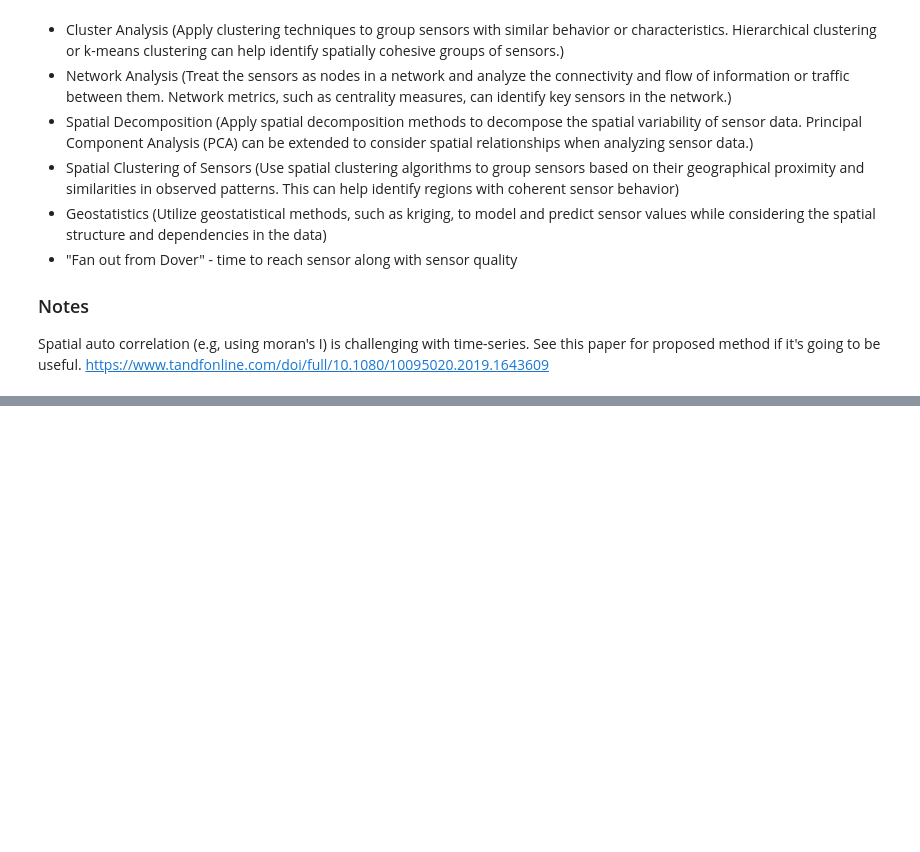
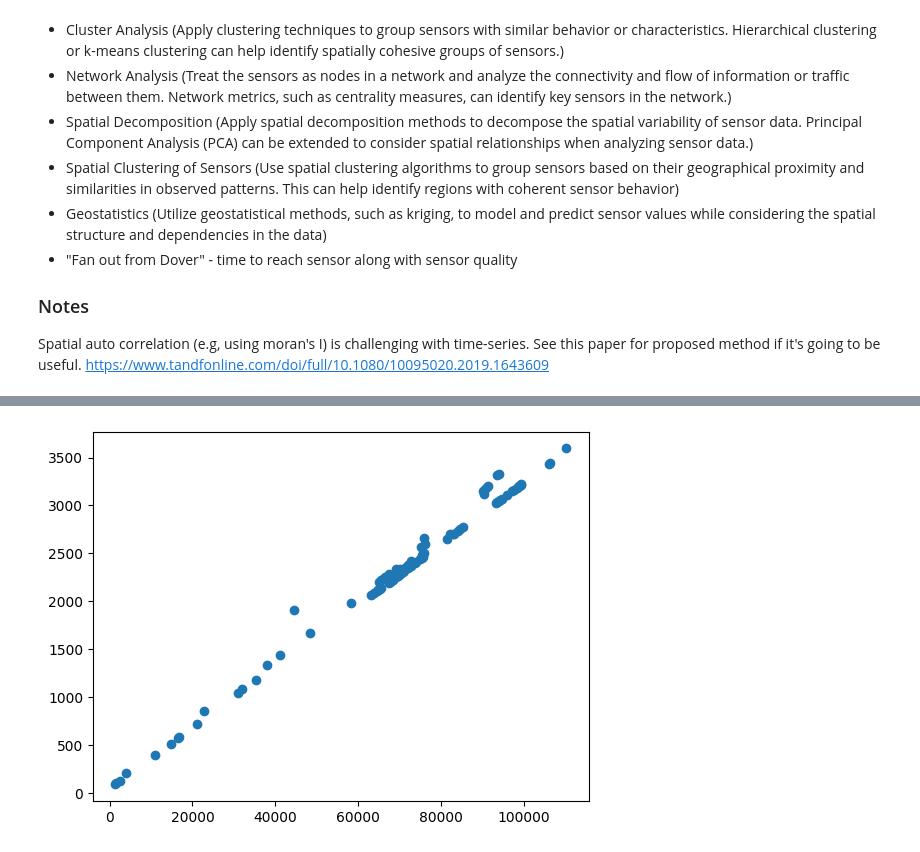
Before and after one commit to cmconlan/Adaptive_Traffic_Simulator, a Jupyter notebook: 1. EDA and Sensor Selection.ipynb, the cells around one changed output, grey strips where cells are left out. Cells and saved outputs as stored; diff of their text form; code cells hidden in the pictures; blank space fills up the shorter version.

```diff
--- a/1. EDA and Sensor Selection.ipynb
+++ b/1. EDA and Sensor Selection.ipynb
@@ -663,3 +790,8 @@ Spatial auto correlation (e.g, using moran's I) is challenging with time-series.
+# %%
+plt.scatter(distance_df['sp length'],distance_df['sp traversal'])
+plt.show()
+# %% [output]
+[figure, added]
 # %%
 compare_sensors = pd.DataFrame(index = ts_all_2.index)
 
```
Also changed, not shown: parts of 15 cells of this notebook.
